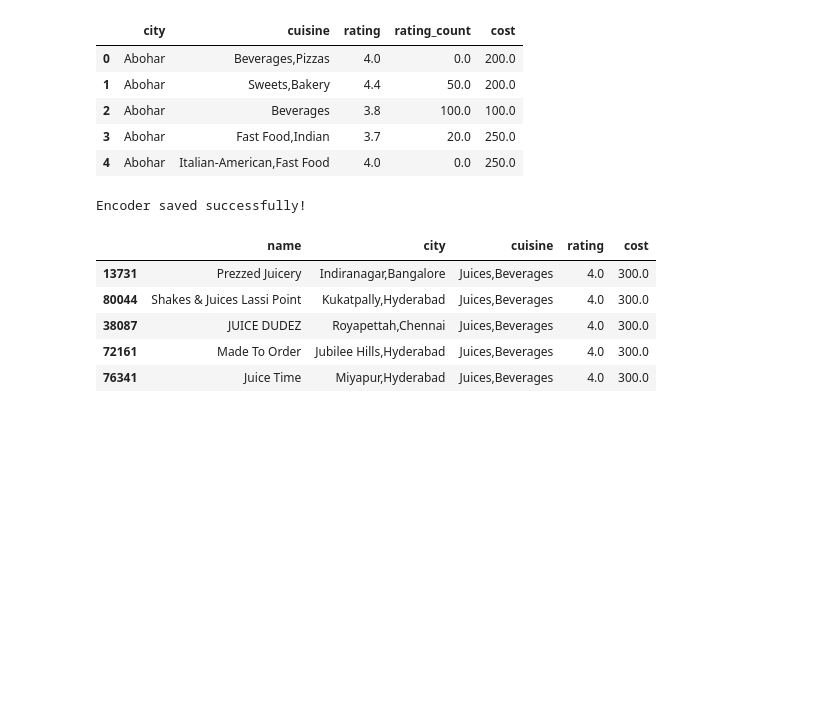
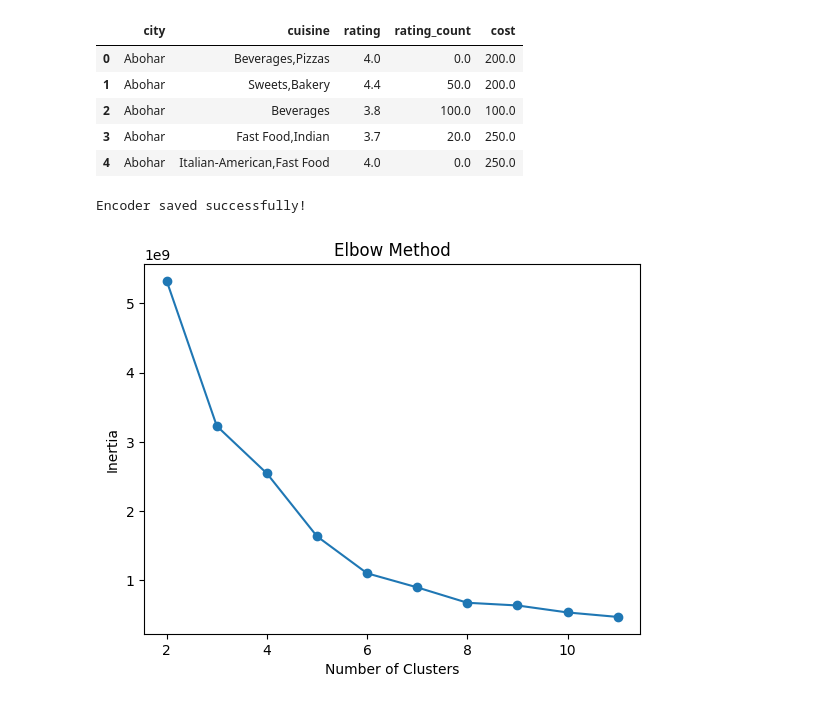
Before and after one commit to Volgapeter87/Swiggy-Restaurant-Recommendation-System, a Jupyter notebook: notebooks/02_preprocessing_and_similarity.ipynb, the cells around one changed output. Drawn from its saved outputs; the diff is of its cells as text; code cells hidden in the pictures; blank space fills up the shorter version.

```diff
--- a/notebooks/02_preprocessing_and_similarity.ipynb
+++ b/notebooks/02_preprocessing_and_similarity.ipynb
@@ -88,13 +87,4 @@ def recommend_restaurants(index, data, top_n=5):
 # %%
 test_index = 10
 
-recommended_indices = recommend_restaurants(test_index, final_encoded_sparse)
-
-df.iloc[recommended_indices][['name', 'city', 'cuisine', 'rating', 'cost']]
+cosine_indices = recommend_cosine(test_index, final_encoded_sparse)
-# %% [output]
-|  | name | city | cuisine | rating | cost |
-| 13731 | Prezzed Juicery | Indiranagar,Bangalore | Juices,Beverages | 4.0 | 300.0 |
-| 80044 | Shakes & Juices Lassi Point | Kukatpally,Hyderabad | Juices,Beverages | 4.0 | 300.0 |
-| 38087 | JUICE DUDEZ | Royapettah,Chennai | Juices,Beverages | 4.0 | 300.0 |
-| 72161 | Made To Order | Jubilee Hills,Hyderabad | Juices,Beverages | 4.0 | 300.0 |
-| 76341 | Juice Time | Miyapur,Hyderabad | Juices,Beverages | 4.0 | 300.0 |
@@ -100,0 +94,18 @@ df.iloc[recommended_indices][['name', 'city', 'cuisine', 'rating', 'cost']]
+# %%
+#==========================================
+# 8. K-MEANS CLUSTERING IMPLEMENTATION (Elbow Method (To Choose Optimal K))
+#==========================================
+inertia = []
+
+for k in range(2, 12):
+    kmeans = KMeans(n_clusters=k, random_state=42)
+    kmeans.fit(final_encoded_sparse)
+    inertia.append(kmeans.inertia_)
+
+plt.plot(range(2, 12), inertia, marker='o')
+plt.xlabel("Number of Clusters")
+plt.ylabel("Inertia")
+plt.title("Elbow Method")
+plt.show()
+# %% [output]
+[figure, added]
```
Also changed, not shown: parts of 14 cells of this notebook, 2 other files.
